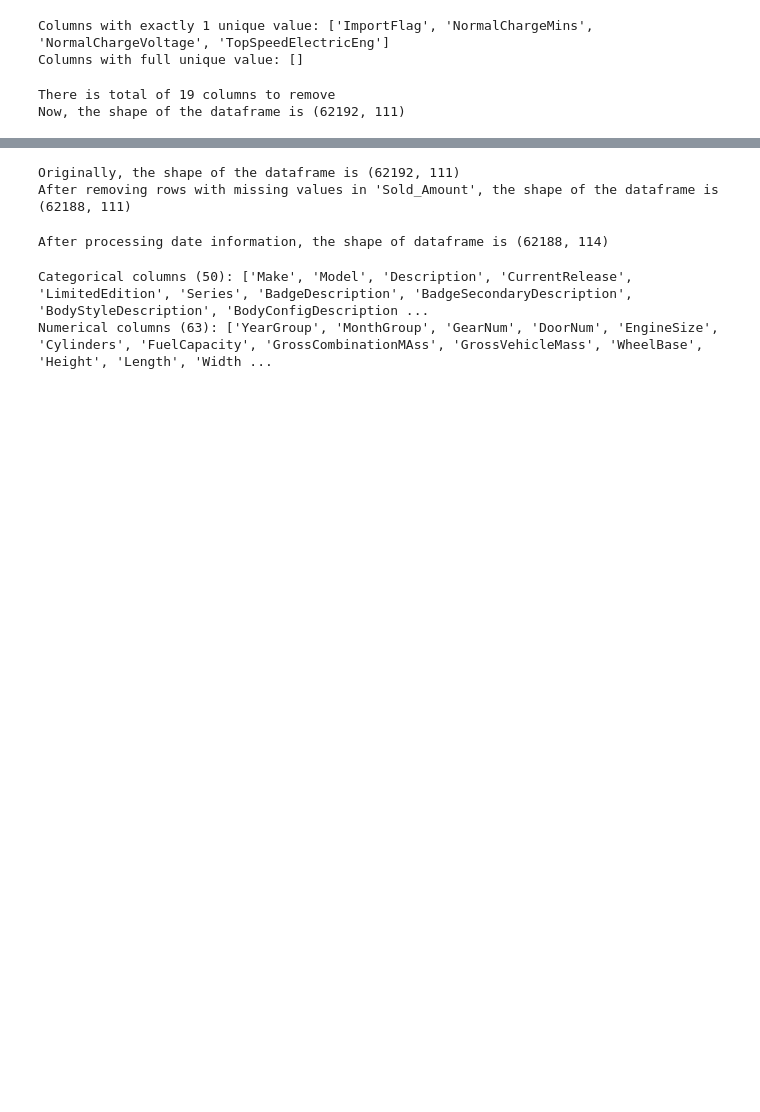
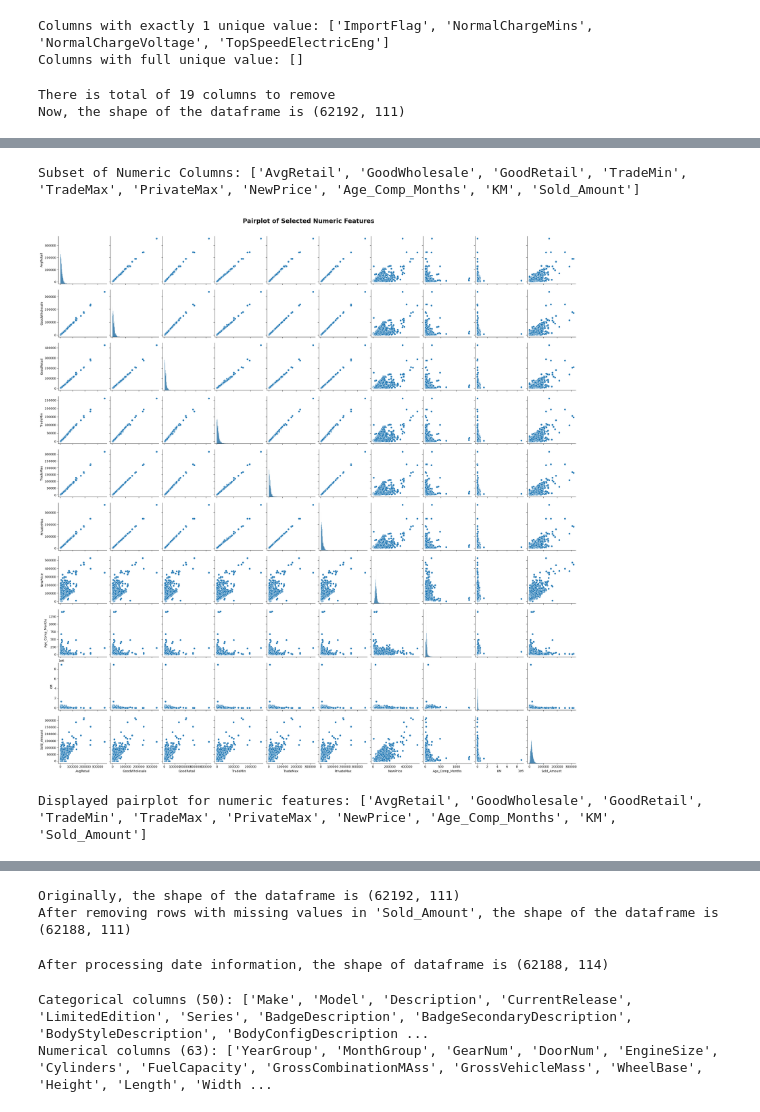
Before and after one commit to xinjue37/Vechicle_Sales_Price_Prediction, a Jupyter notebook: main.ipynb, the cells around one changed output, grey strips where cells are left out. Saved outputs shown, nothing was run; the diff lists cells and outputs as text; code cells hidden in the pictures; blank space fills up the shorter version.

```diff
--- a/main.ipynb
+++ b/main.ipynb
@@ -327,0 +212,18 @@ Now, the shape of the dataframe is (62192, 111)
+# %%
+col_limit = 10
+
+subset_numeric = df.select_dtypes(include=['number']).columns.tolist()[-col_limit:]
+print('Subset of Numeric Columns:', subset_numeric)
+
+# We'll create a pairplot using a subset of numeric columns if there are too many
+if len(subset_numeric) >= 2:
+    pairplot_fig = sns.pairplot(df.dropna(subset=subset_numeric)[subset_numeric])
+    pairplot_fig.fig.suptitle('Pairplot of Selected Numeric Features', fontsize=20, fontweight='semibold', y=1.02, color='#171717')
+    plt.show()
+    print('Displayed pairplot for numeric features: ' + str(subset_numeric))
+else:
+    print('Not enough numeric columns for a pairplot.')
+# %% [output]
+Subset of Numeric Columns: ['AvgRetail', 'GoodWholesale', 'GoodRetail', 'TradeMin', 'TradeMax', 'PrivateMax', 'NewPrice', 'Age_Comp_Months', 'KM', 'Sold_Amount']
+[figure, added]
+Displayed pairplot for numeric features: ['AvgRetail', 'GoodWholesale', 'GoodRetail', 'TradeMin', 'TradeMax', 'PrivateMax', 'NewPrice', 'Age_Comp_Months', 'KM', 'Sold_Amount']
```
Also changed, not shown: parts of 47 cells of this notebook, 2 other files.
